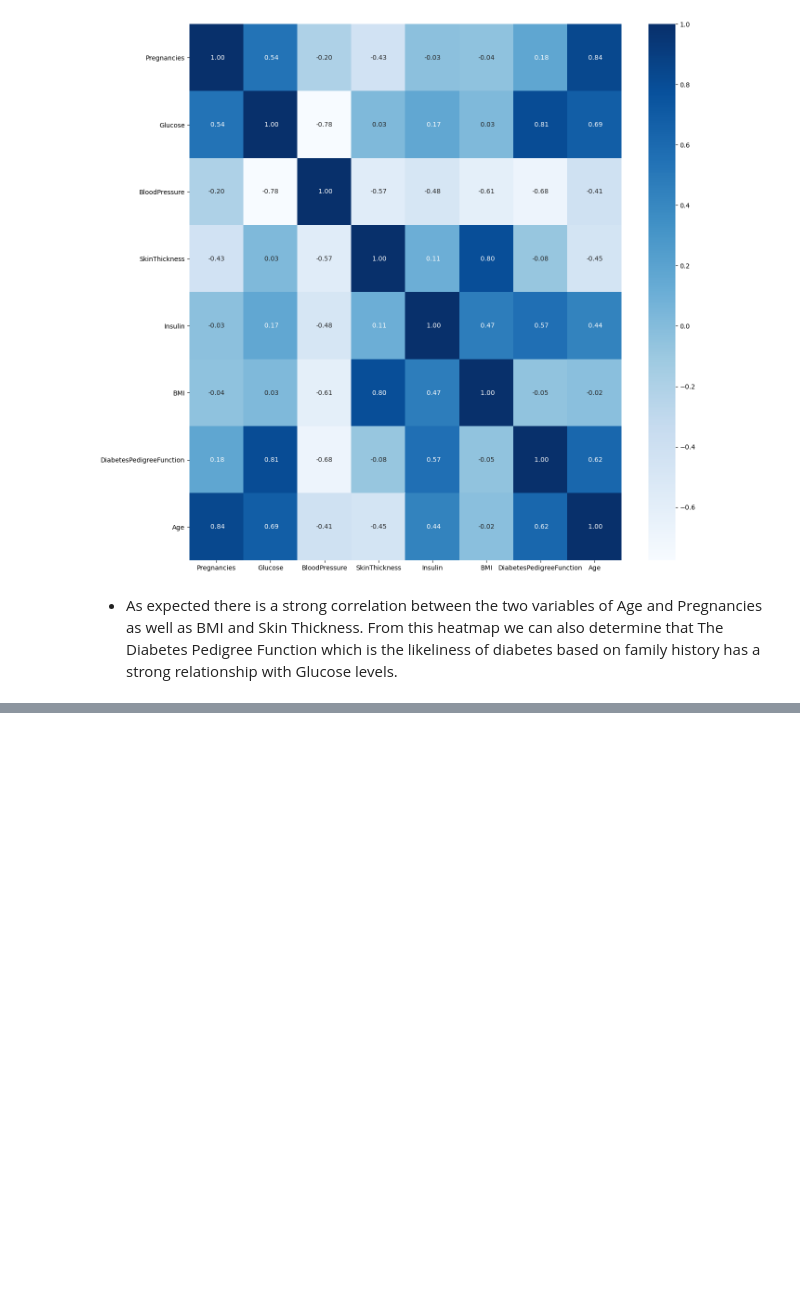
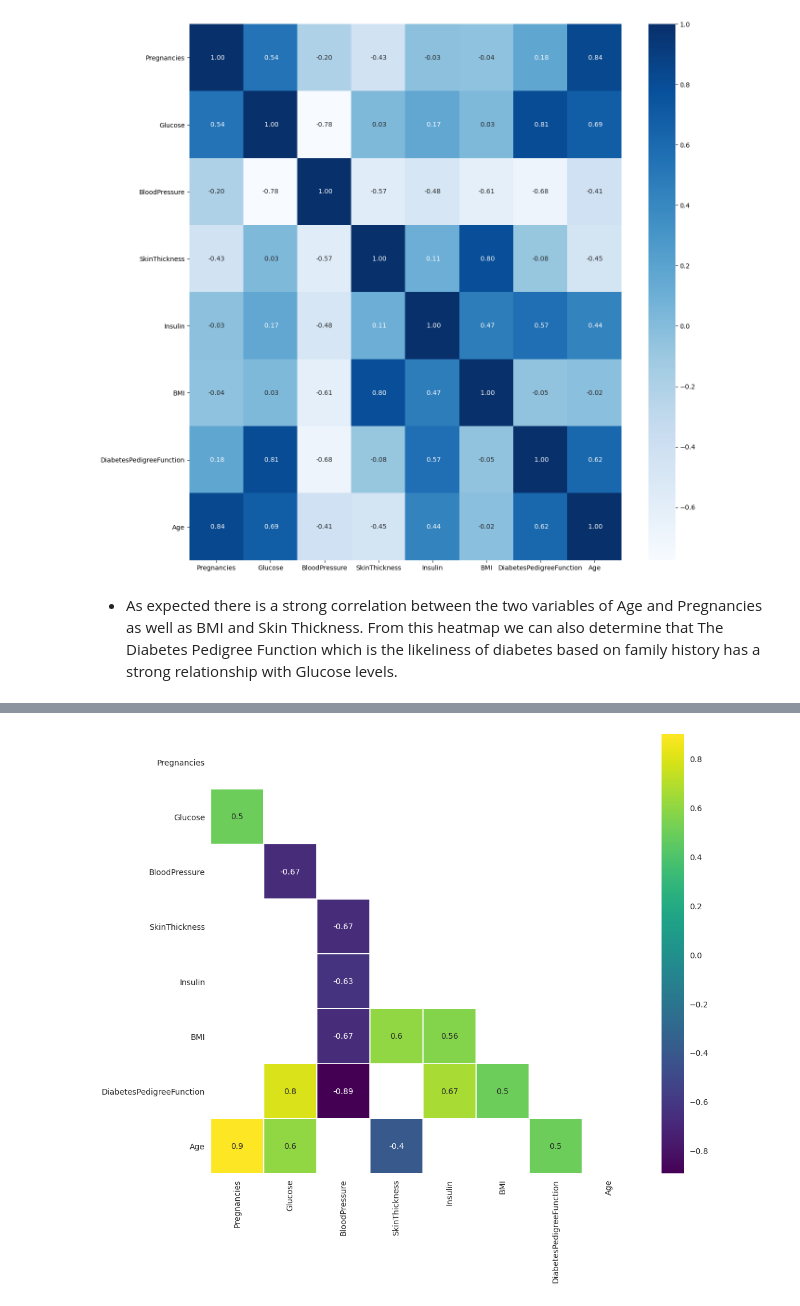
Before and after one commit to Code-Institute-Submissions/hardingrichard-pp5-diabetes-prediction_JanResub, a Jupyter notebook: jupyter_notebooks/03-FeatureEngineering.ipynb, the cells around one changed output, grey strips where cells are left out. Cells and saved outputs as stored; diff of their text form; code cells hidden in the pictures; blank space fills up the shorter version.

Commit message:
Add PPS and correlation heatmaps for train set

```diff
--- a/jupyter_notebooks/03-FeatureEngineering.ipynb
+++ b/jupyter_notebooks/03-FeatureEngineering.ipynb
@@ -544,0 +549,81 @@ sns.heatmap(correl, annot=True, cmap=plt.cm.Blues, fmt=' .2f')
+# %%
+import ppscore as pps
+
+def heatmap_corr(x_train, threshold, figsize=(20, 12), font_annot=8):
+    if len(x_train.columns) > 1:
+        mask = np.zeros_like(x_train, dtype=np.bool)
+        mask[np.triu_indices_from(mask)] = True
+        mask[abs(x_train) < threshold] = True
+
+    fig, axes = plt.subplots(figsize=figsize)
+    sns.heatmap(x_train, annot=True, xticklabels=True, yticklabels=True,
+                mask=mask, cmap='viridis', annot_kws={"size": font_annot},
+                ax=axes,
+                linewidth=0.5
+                )
+    axes.set_yticklabels(x_train.columns, rotation=0)
+    plt.ylim(len(x_train.columns), 0)
+    plt.show()
+
+def heatmap_pps(x_train, threshold, figsize=(20, 12), font_annot=8):
+    if len(x_train.columns) > 1:
+        mask = np.zeros_like(x_train, dtype=np.bool)
+        mask[abs(x_train) < threshold] = True
+        fig, ax = plt.subplots(figsize=figsize)
+        ax = sns.heatmap(
+            x_train, annot=True, xticklabels=True, yticklabels=True,
+            mask=mask, cmap='rocket_r',
+            annot_kws={"size": font_annot},
+            linewidth=0.05, linecolor='blue'
+        )
+        plt.ylim(len(x_train.columns), 0)
+        plt.show()
+
+def CalculateCorrAndPPS(x_train):
+    df_corr_spearman = x_train.corr(method="spearman")
+    df_corr_pearson = x_train.corr(method="pearson")
+
+    pps_matrix_raw = pps.matrix(x_train)
+    pps_matrix = (pps_matrix_raw.filter(['x', 'y', 'ppscore'])
+                  .pivot(columns='x', index='y', values='ppscore')
+                  )
+
+    pps_score_stats = (pps_matrix_raw.query("ppscore < 1").filter(['ppscore'])
+                       .describe().T)
+    print(pps_score_stats.round(3))
+
+    return df_corr_pearson, df_corr_spearman, pps_matrix
+
+
+def DisplayCorrAndPPS(df_corr_pearson, df_corr_spearman, pps_matrix,
+                      CorrThreshold, PPS_Threshold,
+                      figsize=(20, 12), font_annot=8):
+
+    print("\n")
+    print("Spearman Correlation Heatmap")
+    print("This heatmap displays and evaluates the monotonic relationship of variables \n")
+    heatmap_corr(x_train=df_corr_spearman, threshold=CorrThreshold, figsize=figsize,
+                 font_annot=font_annot)
+
+    print("\n")
+    print("Pearson Correlation Heatmap")
+    print("Displays and evaluates the linear relationship between two continuous variables\n")
+    heatmap_corr(x_train=df_corr_pearson, threshold=CorrThreshold,
+                 figsize=figsize, font_annot=font_annot)
+
+    print("\n")
+    print("Power Predictive Score Heatmap")
+    print(f"The Power Predictive Score detects linear or non-linear relationships between two columns.\n"
+          f"The score has a range of 0 (no predictive power) and 1 (perfect predictive power)")
+    heatmap_pps(x_train=pps_matrix, threshold=PPS_Threshold, figsize=figsize,
+                font_annot=font_annot)
+
+
+df_corr_pearson, df_corr_spearman, pps_matrix = CalculateCorrAndPPS(x_train)
+
+DisplayCorrAndPPS(df_corr_pearson=df_corr_pearson,
+                  df_corr_spearman=df_corr_spearman,
+                  pps_matrix=pps_matrix,
+                  CorrThreshold=0.4, PPS_Threshold=0.2,
+                  figsize=(12, 10), font_annot=10)
+# %% [output]
@@ -544,0 +636 @@ sns.heatmap(correl, annot=True, cmap=plt.cm.Blues, fmt=' .2f')
+[figure, added]
```
Also changed, not shown: parts of 3 cells of this notebook.
